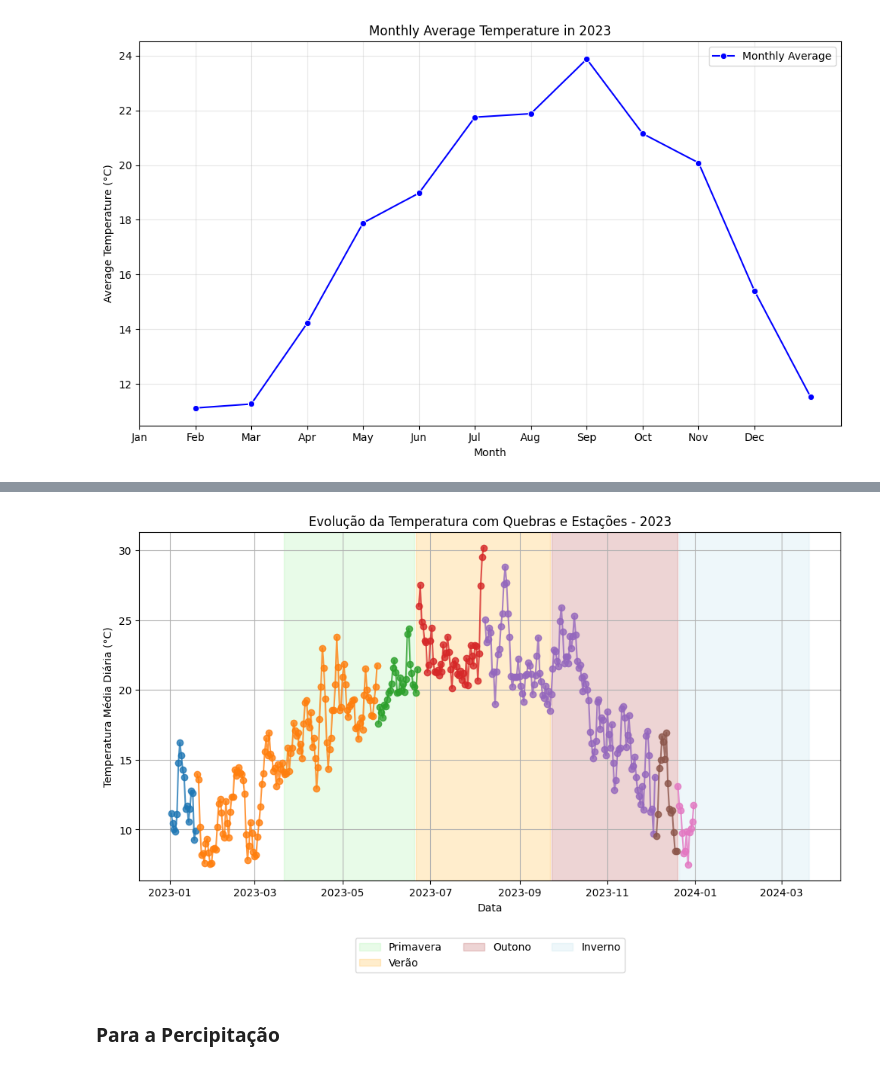
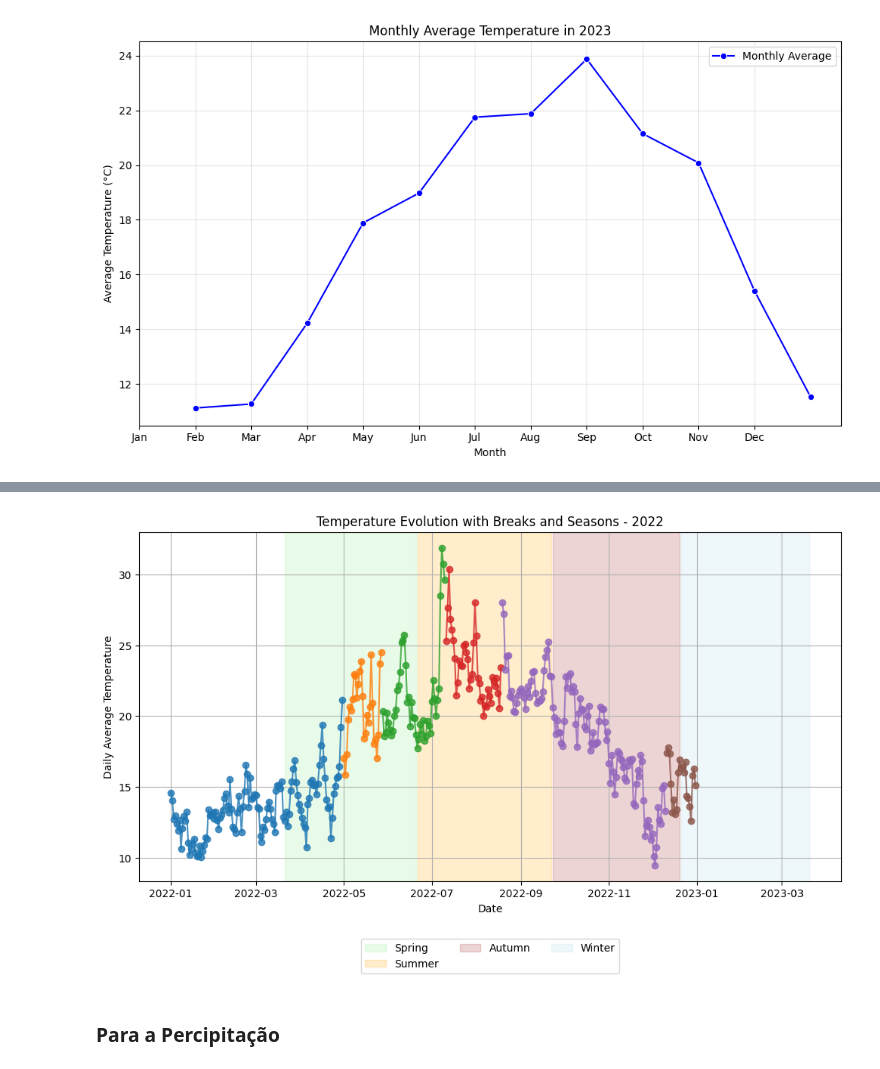
Before and after one commit to joanacarvalheiro/Seasonality, a Jupyter notebook: analise_exploratoria/meterology.ipynb, the cells around one changed output, grey strips where cells are left out. Cells and saved outputs as stored; diff of their text form; code cells hidden in the pictures.

```diff
--- a/analise_exploratoria/meterology.ipynb
+++ b/analise_exploratoria/meterology.ipynb
@@ -433,81 +430,69 @@ plt.show()
 # %%
-import numpy as np
-import pandas as pd
-import matplotlib.pyplot as plt
-from dateutil import parser
-
-# Função para calcular as datas dos equinócios e solstícios
 def get_season_dates(year):
-    # Definindo as datas dos equinócios e solstícios (ajustadas para o ano)
     seasons = {
-        "Primavera": [f"{year}-03-21", f"{year}-06-20"],
-        "Verão": [f"{year}-06-21", f"{year}-09-22"],
-        "Outono": [f"{year}-09-23", f"{year}-12-20"],
-        "Inverno": [f"{year}-12-21", f"{year + 1}-03-20"]  # Inverno pode terminar no ano seguinte
+        'Spring': [f"{year}-03-21", f"{year}-06-20"],
+        'Summer': [f"{year}-06-21", f"{year}-09-22"],
+        'Autumn': [f"{year}-09-23", f"{year}-12-20"],
+        'Winter': [f"{year}-12-21", f"{year + 1}-03-20"]
     }
     # Converter as strings para objetos datetime
     for season, dates in seasons.items():
         seasons[season] = [parser.parse(date) for date in dates]
     return seasons
 
-# Função para configurar o ano e as estações
 def plot_temperatura_por_estacoes(df, ano):
-    # Filtra o ano desejado
-    df_ano = df[df["datetime"].dt.year == ano].copy()
+    df_ano = df[df['datetime'].dt.year == ano].copy()
 
-    # Faz a média diária da temperatura
-    df_ano_diario = df_ano.groupby(df_ano["datetime"].dt.date)["temp"].mean().reset_index()
-    df_ano_diario["datetime"] = pd.to_datetime(df_ano_diario["datetime"])  # Converter para datetime novamente
+    # Média diária da temperatura
+    df_ano_diario = df_ano.groupby(df_ano['datetime'].dt.date)['temp'].mean().reset_index()
+    df_ano_diario['datetime'] = pd.to_datetime(df_ano_diario['datetime'])
 
-    # Calcula a variação da temperatura diária
-    df_ano_diario["var_temp"] = df_ano_diario["temp"].diff()
+    # Calculae a variação da temperatura diária
+    df_ano_diario["var_temp"] = df_ano_diario['temp'].diff()
 
-    # Definir um limiar maior de variação para considerar uma quebra (3°C)
-    limiar = 4  # Considera quebras quando a variação for maior que 3°C
+    # Definir um limiar maior de variação para considerar uma quebra (4°C)
+    limiar = 4
 
     # Identificar quebras de tendência (alterações maiores que o limiar)
     df_ano_diario["mudanca"] = df_ano_diario["var_temp"].abs() > limiar
 
     # Criar um identificador único para cada segmento de tendência
-    df_ano_diario["segmento"] = df_ano_diario["mudanca"].cumsum()
+    df_ano_diario['segment'] = df_ano_diario["mudanca"].cumsum()
 
     # Obter as datas das estações de acordo com o ano
     seasons = get_season_dates(ano)
 
-    colors = {"Primavera": "lightgreen", "Verão": "orange", "Outono": "brown", "Inverno": "lightblue"}
+    colors = {'Spring': 'lightgreen', 'Summer': 'orange', 'Autumn': 'brown', 'Winter': 'lightblue'}
 
-    # Criando a figura
     plt.figure(figsize=(12, 6))
 
-    # Adiciona faixas para cada estação
+    # Adicionar faixas para cada estação
     for season, (start, end) in seasons.items():
         plt.axvspan(start, end, color=colors[season], alpha=0.2, label=season)
 
-    # Ajuste: Agrupar segmentos pequenos (menos de 5 dias) ou filtrar as quebras pequenas
+    # Agrupar segmentos pequenos (menos de 5 dias) ou filtrar as quebras pequenas
     segmentos_finais = []
-    for i, (_, segmento) in enumerate(df_ano_diario.groupby("segmento")):
+    for i, (_, segmento) in enumerate(df_ano_diario.groupby('segment')):
         if len(segmento) >= 5:  # Segmentar apenas se o segmento for maior que 5 dias
             segmentos_finais.append(segmento)
         elif segmentos_finais:
             # Agrupar com o segmento anterior
             segmentos_finais[-1] = pd.concat([segmentos_finais[-1], segmento])
 
-    # Plotando a linha de tendência para cada segmento (sem quebras excessivas)
+    # Plotar a linha de tendência para cada segmento (sem quebras excessivas)
     for _, segmento in enumerate(segmentos_finais):
-        plt.plot(segmento["datetime"], segmento["temp"], marker="o", linestyle="-", alpha=0.8)
+        plt.plot(segmento['datetime'], segmento['temp'], marker='o', linestyle='-', alpha=0.8)
 
-    # Ajustes visuais
-    plt.xlabel("Data")
-    plt.ylabel("Temperatura Média Diária (°C)")
-    plt.title(f"Evolução da Temperatura com Quebras e Estações - {ano}")
+    plt.xlabel('Date')
+    plt.ylabel('Daily Average Temperature')
+    plt.title(f'Temperature Evolution with Breaks and Seasons - {ano}')
     plt.legend(loc="upper center", bbox_to_anchor=(0.5, -0.15), ncol=3, fontsize=10)
     plt.grid()
     plt.show()
 
-# Exemplo de como utilizar a função
-plot_temperatura_por_estacoes(df, 2023)  # Altere o ano aqui
+plot_temperatura_por_estacoes(df, 2022)
 # %% [output]
-[figure, old version]
+[figure, new version]
 # %% [markdown]
 ### Para a Percipitação
 # %%
```
Also changed, not shown: parts of 9 cells of this notebook, 1 other file.
